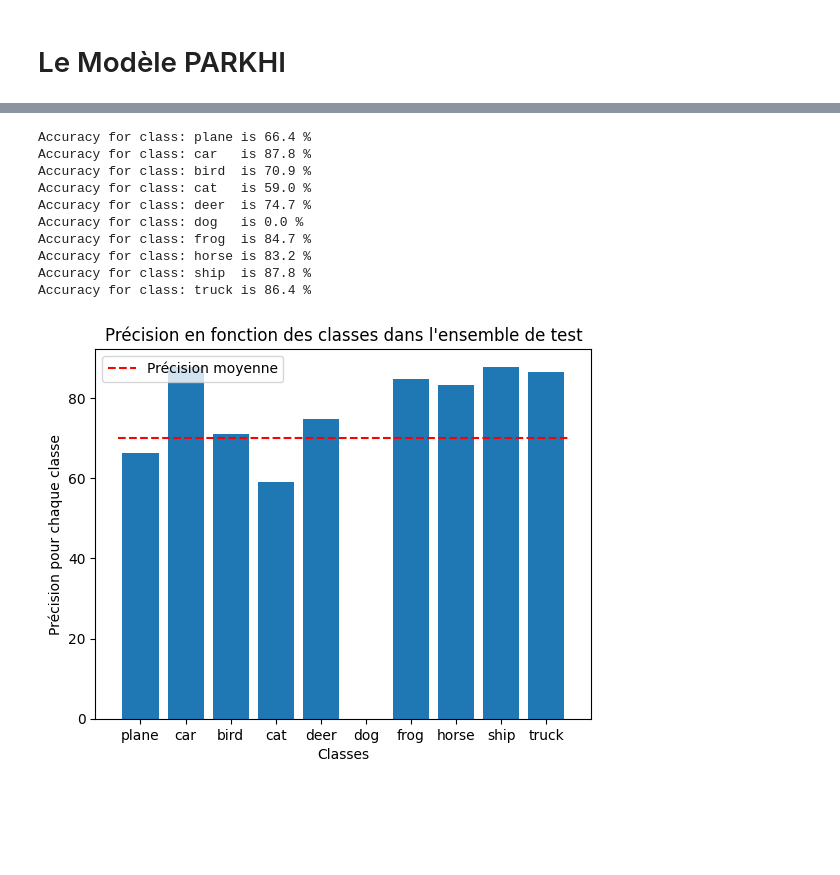
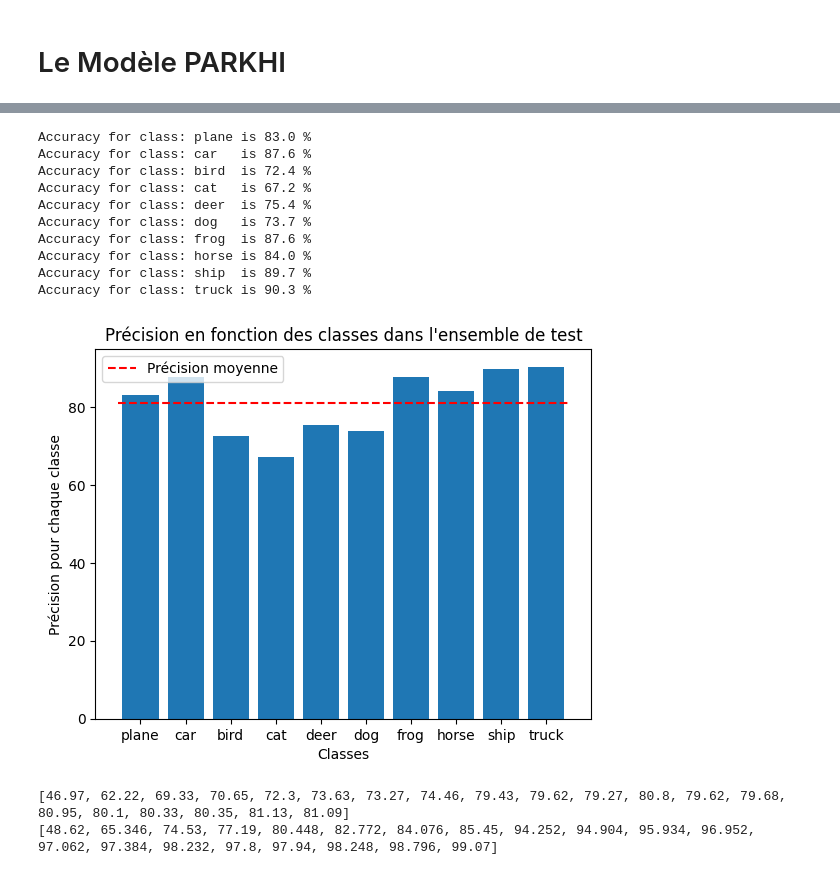
Before and after one commit to armburn/projet-traitement-image, a Jupyter notebook: from_zero.ipynb, the cells around one changed output, grey strips where cells are left out. Cells and saved outputs as stored; diff of their text form; code cells hidden in the pictures; blank space fills up the shorter version.

Commit message:
batch32

```diff
--- a/from_zero.ipynb
+++ b/from_zero.ipynb
@@ -614,10 +614,18 @@ optimizer = optim.SGD(net.parameters(), lr=0.001, momentum=0.9)
 # criterion = F.mse_loss # ça marche pas ici parce que il faut criterion(outputs, labels) avec outputs et labels de meme size (pq ??)
 # criterion = nn.CrossEntropyLoss()
 # %%
+
+PATH = f"./cifar_net_parkhi_epoch19_batch{batch_size}.pth"
+
+net = P_Net(3, 10)
+net = net.cuda()
+net.load_state_dict(torch.load(PATH))
 
 n_epochs = 20
 
-for epoch in range(n_epochs):  # loop over the dataset multiple times
+LOSS = []
+
+for epoch in range(20, 40):  # loop over the dataset multiple times
 
     running_loss = 0.0
     for i, data in enumerate(trainloader, 0):
@@ -638,13 +646,14 @@ for epoch in range(n_epochs):  # loop over the dataset multiple times
         # print statistics
         running_loss += loss.item()
 
-        L = 80
+        L = 200
         if i % L == L-1:    # print every 2000 mini-batches
             print(f'[{epoch + 1}, {i + 1:5d}] loss: {running_loss / L:.3f}')
             running_loss = 0.0
 
     PATH = f"./cifar_net_parkhi_epoch{epoch}_batch{batch_size}.pth"
     torch.save(net.state_dict(), PATH)
+    LOSS.append(running_loss)
 
 print('Finished Training')
 # %% [output]
@@ -667,5 +676,5 @@ print('Finished Training')
 Finished Training
 # %%
 # save the model
-PATH = f"./cifar_net_parkhi_n_epochs={n_epochs}.pth"
-torch.save(net.state_dict(), PATH)
+# PATH = f"./cifar_net_parkhi_n_epochs={n_epochs}.pth"
+# torch.save(net.state_dict(), PATH)
@@ -680,7 +691,7 @@ imshow(torchvision.utils.make_grid(images))
 print('GroundTruth: ', ' '.join(f'{classes[labels[j]]:5s}' for j in range(4)))
 
 
-net = NetP(3,3)
+net = P_Net(3,10)
 net.load_state_dict(torch.load(PATH))
 #net.cuda()
 
@@ -696,11 +707,11 @@ print('Predicted: ', ' '.join(f'{classes[predicted[j]]:5s}'
 accuracy_test = []
 accuracy_train = []
 
-for epoch in range(n_epochs):
+for epoch in range(20, 40):
     print(f"epoch #{epoch}")
-    PPATH = f"./cifar_net_parkhi_epoch{epoch}_batch{batch_size}.pth"
+    PATH = f"./cifar_net_parkhi_epoch{epoch}_batch{batch_size}.pth"
 
-    net = P_Net(3, 3)
+    net = P_Net(3, 10)
     net = net.cuda()
     net.load_state_dict(torch.load(PATH))
 
@@ -760,6 +788,10 @@ Accuracy of the network on the 50000 train images: 87.578 %
 # %%
 # précision en fonction des classes :
+PATH = f"./cifar_net_parkhi_epoch{19}_batch{batch_size}.pth"
 
+net = P_Net(3, 10)
+net = net.cuda()
+net.load_state_dict(torch.load(PATH))
 # prepare to count predictions for each class
 correct_pred = {classname: 0 for classname in classes}
 total_pred = {classname: 0 for classname in classes}
@@ -772,41 +804,48 @@ with torch.no_grad():
         labels = labels.cuda()
         outputs = net(images)
         _, predictions = torch.max(outputs, 1)
         # collect the correct predictions for each class
         for label, prediction in zip(labels, predictions):
             if label == prediction:
                 correct_pred[classes[label]] += 1
             total_pred[classes[label]] += 1
 
 # print accuracy for each class
 
 noms_classe = []
 precisions_classe = []
 for classname, correct_count in correct_pred.items():
     accuracy = 100 * float(correct_count) / total_pred[classname]
     print(f'Accuracy for class: {classname:5s} is {accuracy:.1f} %')
     noms_classe.append(classname)
     precisions_classe.append(accuracy)
 precision_moyenne = np.mean(precisions_classe)
 
 
 fig, ax = plt.subplots()
 ax.bar(noms_classe, precisions_classe)
 ax.plot([-0.5,9.5], [precision_moyenne, precision_moyenne], '--r', label='Précision moyenne')
 ax.set_xlabel('Classes')
 ax.set_ylabel("Précision pour chaque classe")
 ax.set_title("Précision en fonction des classes dans l'ensemble de test")
 ax.legend()
+plt.savefig("epoch20_batch32_fct_de_classe.png", dpi=300, bbox_inches='tight')
 plt.show()
 # %% [output]
-Accuracy for class: plane is 66.4 %
-Accuracy for class: car   is 87.8 %
-Accuracy for class: bird  is 70.9 %
-Accuracy for class: cat   is 59.0 %
-Accuracy for class: deer  is 74.7 %
-Accuracy for class: dog   is 0.0 %
-Accuracy for class: frog  is 84.7 %
-Accuracy for class: horse is 83.2 %
-Accuracy for class: ship  is 87.8 %
-Accuracy for class: truck is 86.4 %
+Accuracy for class: plane is 83.0 %
+Accuracy for class: car   is 87.6 %
+Accuracy for class: bird  is 72.4 %
+Accuracy for class: cat   is 67.2 %
+Accuracy for class: deer  is 75.4 %
+Accuracy for class: dog   is 73.7 %
+Accuracy for class: frog  is 87.6 %
+Accuracy for class: horse is 84.0 %
+Accuracy for class: ship  is 89.7 %
+Accuracy for class: truck is 90.3 %
-[figure, old version]
+[figure, new version]
+# %%
+print(accuracy_test)
+print(accuracy_train)
+# %% [output]
+[46.97, 62.22, 69.33, 70.65, 72.3, 73.63, 73.27, 74.46, 79.43, 79.62, 79.27, 80.8, 79.62, 79.68, 80.95, 80.1, 80.33, 80.35, 81.13, 81.09]
+[48.62, 65.346, 74.53, 77.19, 80.448, 82.772, 84.076, 85.45, 94.252, 94.904, 95.934, 96.952, 97.062, 97.384, 98.232, 97.8, 97.94, 98.248, 98.796, 99.07]
```
Also changed, not shown: parts of 5 cells of this notebook, 21 other files.
